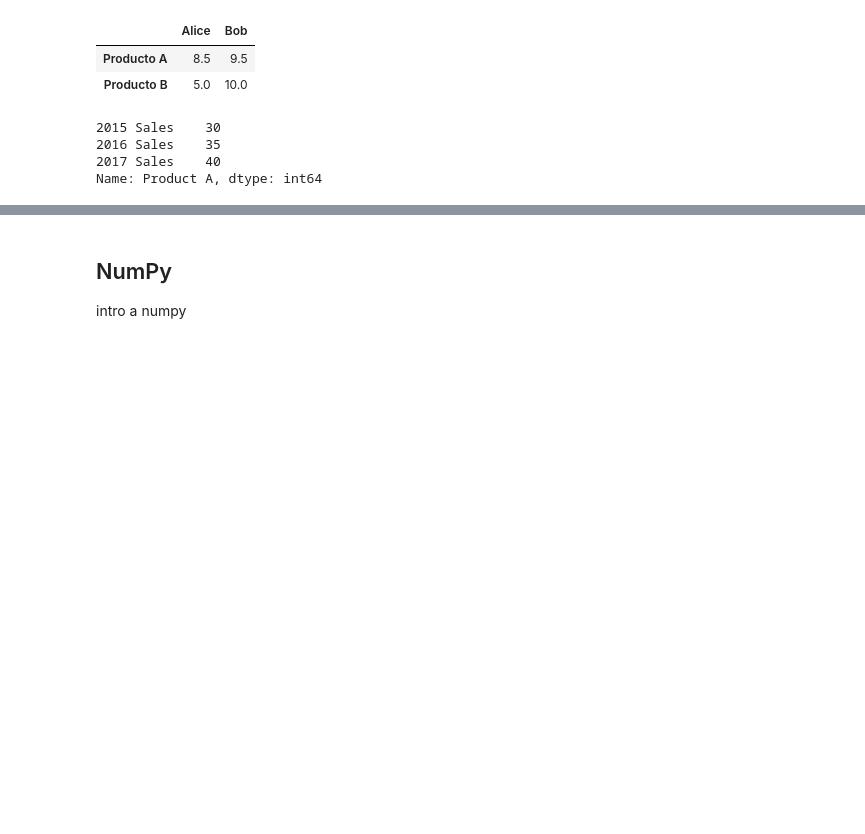
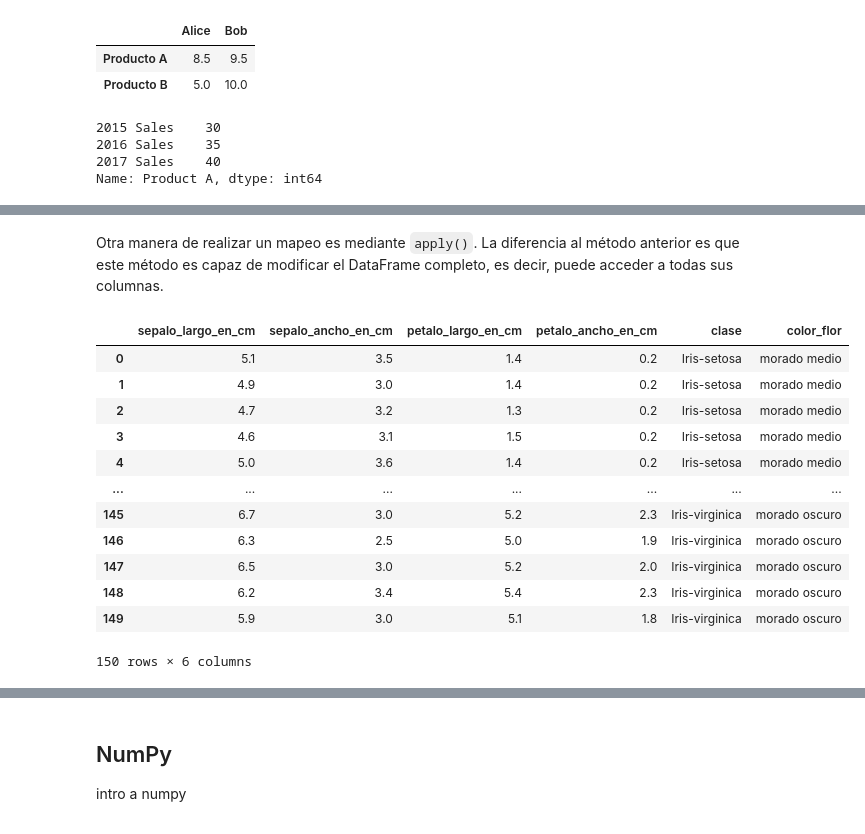
Before and after one commit to narmijoc/INF280-LEC, a Jupyter notebook: CH0-Pandas-NumPy.ipynb, the cells around one changed output, grey strips where cells are left out. Saved outputs shown, nothing was run; the diff lists cells and outputs as text; code cells hidden in the pictures; blank space fills up the shorter version.

Commit message:
new content: CH0-Pandas-Numpy

```diff
--- a/CH0-Pandas-NumPy.ipynb
+++ b/CH0-Pandas-NumPy.ipynb
@@ -85,0 +100,16 @@ En nuestro caso, es común tabajar con un archivo `CSV`. Cuando abrimos un archi
+# %%
+# Ejemplo de apertura de un CSV de manera remota - Cargaremos el Iris Dataset
+
+url = "https://archive.ics.uci.edu/ml/machine-learning-databases/iris/iris.data"
+
+# El dataset no contiene nombres de columnas por lo que se las agregaremos
+col_names = ["sepal_length_in_cm",
+            "sepal_width_in_cm",
+            "petal_length_in_cm",
+            "petal_width_in_cm",
+            "class"]
+
+df = pd.read_csv(url, names=col_names)
+
+# Con el método .head() mostraremos las 5 primeras filas del dataset
+df.head()
@@ -85,0 +393,7 @@ En nuestro caso, es común tabajar con un archivo `CSV`. Cuando abrimos un archi
+# %%
+# Primero debemos cargar Numpy para poder utilizar NaN
+# import numpy as np
+
+df['color_flor'] = np.nan
+
+df['color_flor']
@@ -85,0 +459,30 @@ En nuestro caso, es común tabajar con un archivo `CSV`. Cuando abrimos un archi
+# %% [markdown]
+Otra manera de realizar un mapeo es mediante `apply()`. La diferencia al método anterior es que este método es capaz de modificar el DataFrame completo, es decir, puede acceder a todas sus columnas.
+# %%
+# Utilizaremos apply para corregir la columna 'color', la cual la hemos dejado con valores NaN
+
+def definir_color(row):
+
+    if row.clase == 'Iris-setosa':
+        row.color_flor = 'morado medio'
+    elif row.clase == 'Iris-versicolor':
+        row.color_flor = 'morado claro'
+    else:
+        row.color_flor = 'morado oscuro'
+    return row
+
+df.apply(definir_color, axis='columns')
+# %% [output]
+|  | sepalo_largo_en_cm | sepalo_ancho_en_cm | petalo_largo_en_cm | petalo_ancho_en_cm | clase | color_flor |
+| 0 | 5.1 | 3.5 | 1.4 | 0.2 | Iris-setosa | morado medio |
+| 1 | 4.9 | 3.0 | 1.4 | 0.2 | Iris-setosa | morado medio |
+| 2 | 4.7 | 3.2 | 1.3 | 0.2 | Iris-setosa | morado medio |
+| 3 | 4.6 | 3.1 | 1.5 | 0.2 | Iris-setosa | morado medio |
+| 4 | 5.0 | 3.6 | 1.4 | 0.2 | Iris-setosa | morado medio |
+| ... | ... | ... | ... | ... | ... | ... |
+| 145 | 6.7 | 3.0 | 5.2 | 2.3 | Iris-virginica | morado oscuro |
+| 146 | 6.3 | 2.5 | 5.0 | 1.9 | Iris-virginica | morado oscuro |
+| 147 | 6.5 | 3.0 | 5.2 | 2.0 | Iris-virginica | morado oscuro |
+| 148 | 6.2 | 3.4 | 5.4 | 2.3 | Iris-virginica | morado oscuro |
+| 149 | 5.9 | 3.0 | 5.1 | 1.8 | Iris-virginica | morado oscuro |
+150 rows × 6 columns
```
Also changed, not shown: parts of 56 cells of this notebook.
